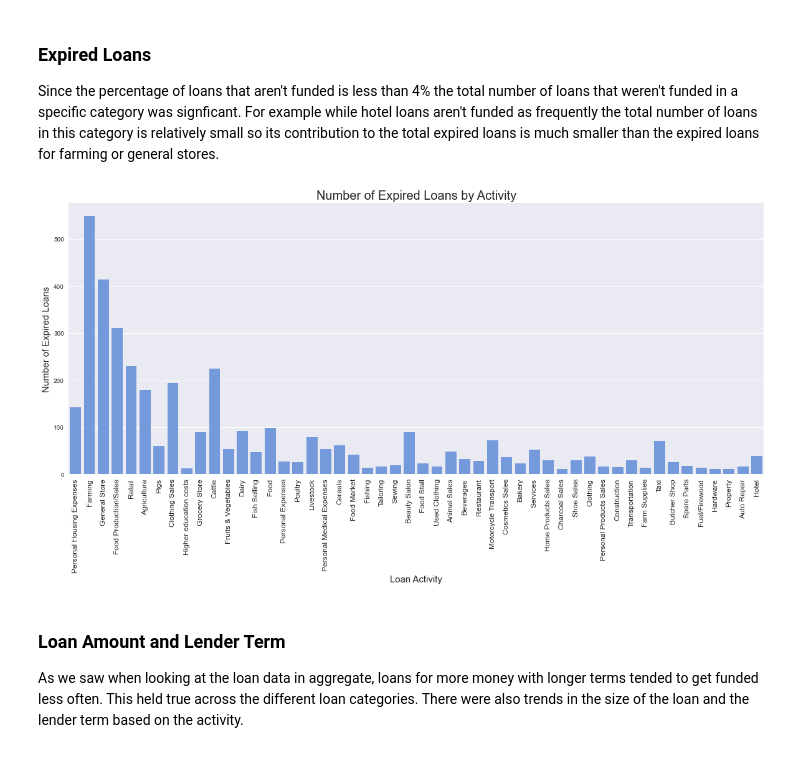
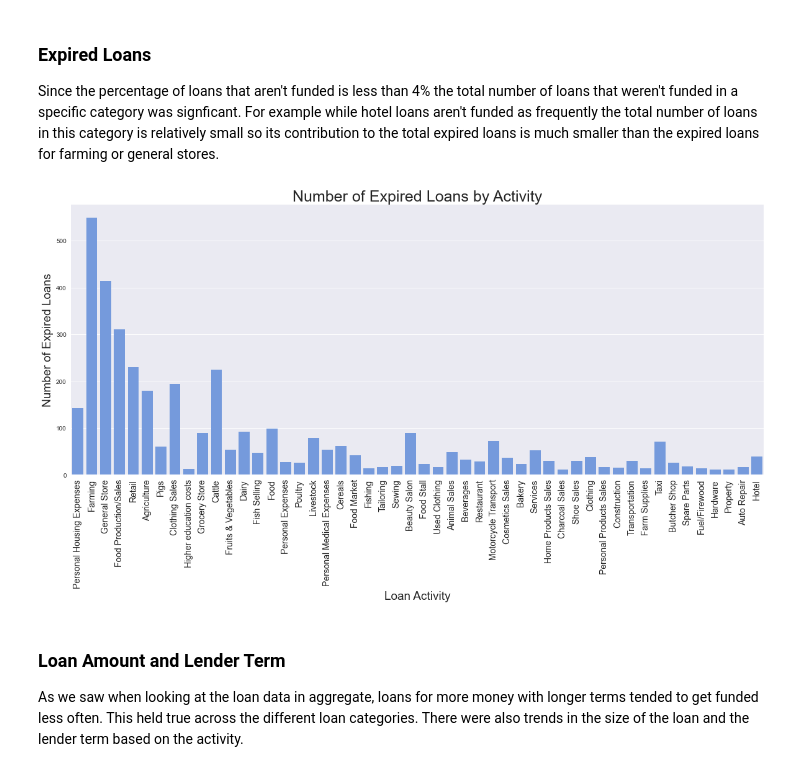
Before and after one commit to mewiebe/Kiva_Capstone_Project, a Jupyter notebook: notebooks/03_exploratory_data_analysis.ipynb, the cells around one changed output. Cells and saved outputs as stored; diff of their text form; code cells hidden in the pictures.

```diff
--- a/notebooks/03_exploratory_data_analysis.ipynb
+++ b/notebooks/03_exploratory_data_analysis.ipynb
@@ -256,16 +308,16 @@ Since the percentage of loans that aren't funded is less than 4% the total numbe
 # %%
 
 fig, ax1 = plt.subplots(figsize=(20,8))
 sns.barplot(data = loan_summary[loan_summary.EXP_TOTAL_LOANS>10].sort_values('TOTAL_LOANS', ascending = False), x ='ACTIVITY_NAME', y='EXP_TOTAL_LOANS',
             color = 'cornflowerblue')
-plt.xticks(rotation=90, fontsize = 12)
-ax1.set_xlabel('Loan Activity', fontsize =15)
-ax1.set_ylabel('Number of Expired Loans', fontsize =15)
-ax1.set_title("Number of Expired Loans by Activity", fontsize =20)
+plt.xticks(rotation=90, fontsize = 14)
+ax1.set_xlabel('Loan Activity', fontsize =19)
+ax1.set_ylabel('Number of Expired Loans', fontsize =19)
+ax1.set_title("Number of Expired Loans by Activity", fontsize =25)
 
 plt.show()
 # %% [output]
-[figure, old version]
+[figure, new version]
 # %% [markdown]
 ### Loan Amount and Lender Term
 As we saw when looking at the loan data in aggregate, loans for more money with longer terms tended to get funded less often.   This held true across the different loan categories. There were also trends in the size of the loan and the lender term based on the activity.
```
Also changed, not shown: parts of 26 cells of this notebook, 6 other files.
